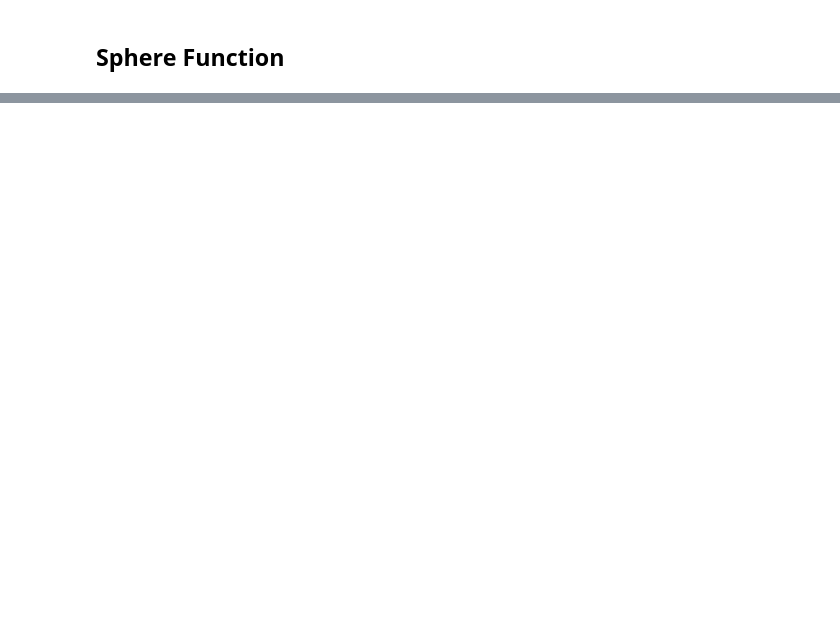
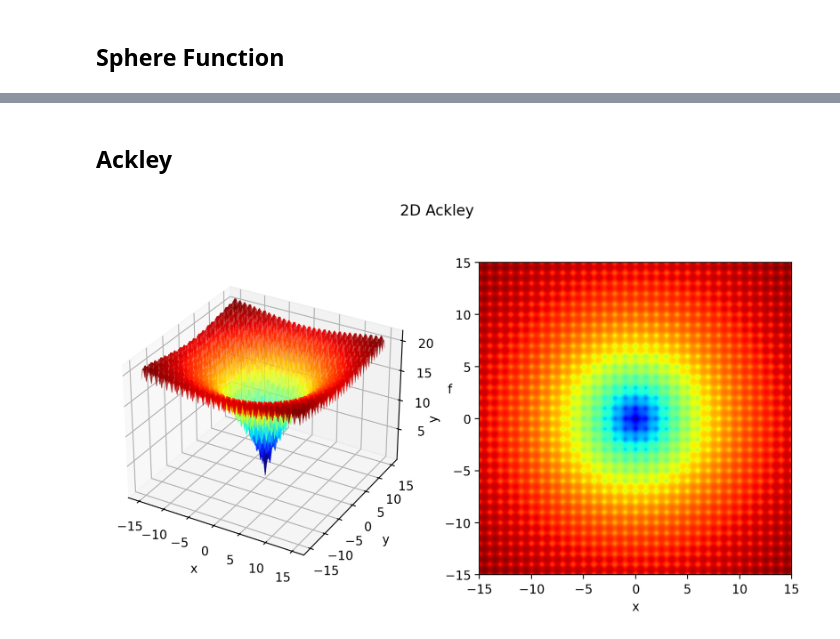
Before and after one commit to Fahazavana/Optimization, a Jupyter notebook: examples.ipynb, the cells around one changed output, grey strips where cells are left out. Saved outputs shown, nothing was run; the diff lists cells and outputs as text; code cells hidden in the pictures; blank space fills up the shorter version.

Commit message:
ackley

```diff
--- a/examples.ipynb
+++ b/examples.ipynb
@@ -176,0 +202,28 @@ plt.show()
+# %% [markdown]
+## Ackley
+# %%
+xx = np.linspace(-15, 15, 1000)
+yy = np.linspace(-15, 15, 1000)
+X, Y = np.meshgrid(xx, yy)
+Z = ackley(np.c_[X.ravel(), Y.ravel()]).reshape(X.shape)
+Z = Z.reshape(X.shape)
+
+plt.close()
+fig = plt.figure(figsize=(10,5))
+ax1 = fig.add_subplot(121, projection='3d')
+ax1.plot_surface(X, Y, Z, cmap='jet', alpha=0.8)
+ax1.set_xlabel('x'); ax1.set_ylabel('y')
+ax1.set_zlabel('f')
+
+# Plot the contour
+ax2 = fig.add_subplot(122)
+ax2.contourf(X, Y, Z, levels=1000,cmap='jet')
+ax2.set_xlabel('x')
+ax2.set_ylabel('y')
+
+# ax1.set_aspect('equal')
+ax2.set_aspect('equal')
+plt.suptitle('2D Ackley')
+plt.show()
+# %% [output]
+[figure, added]
```
Also changed, not shown: parts of 11 cells of this notebook, 1 other file.
